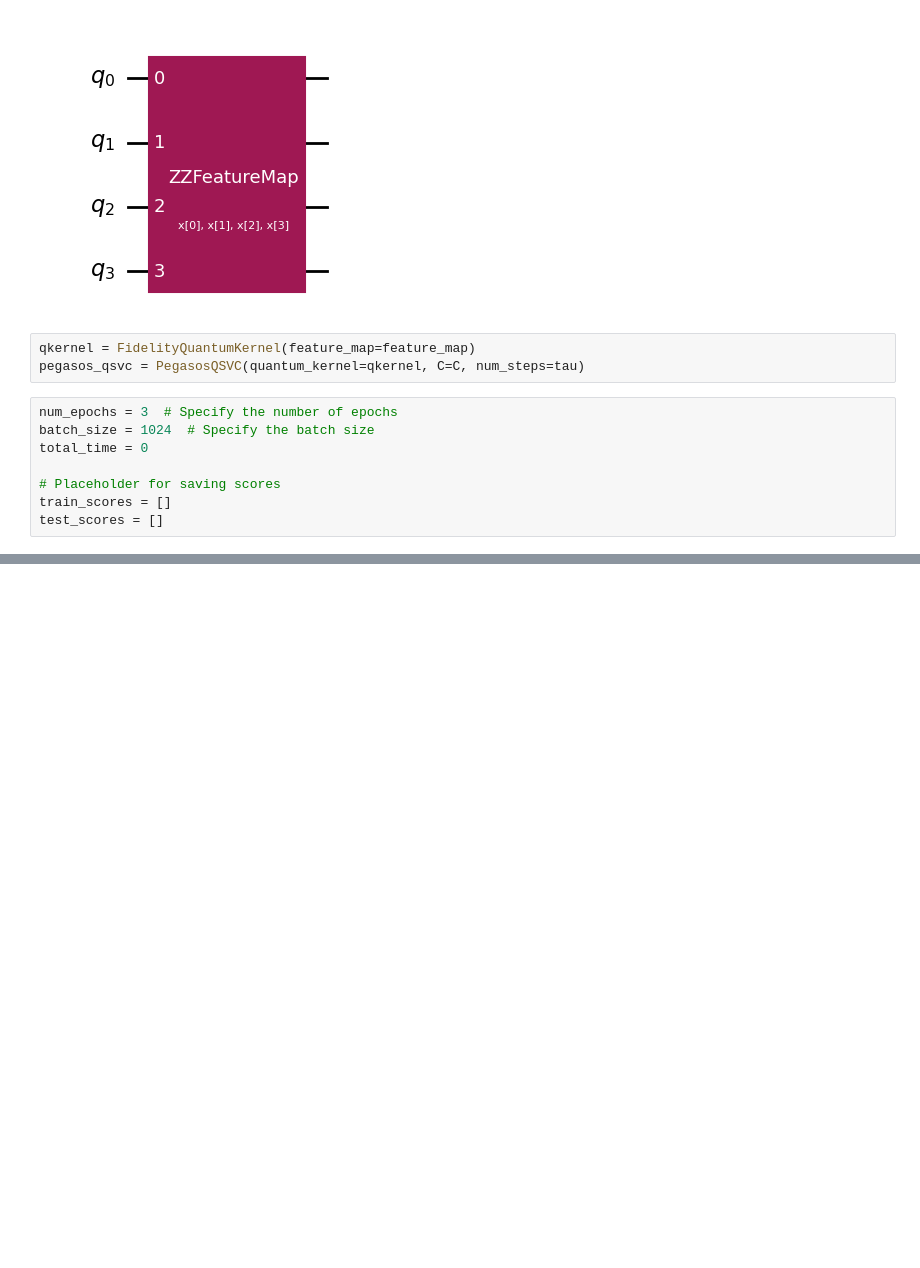
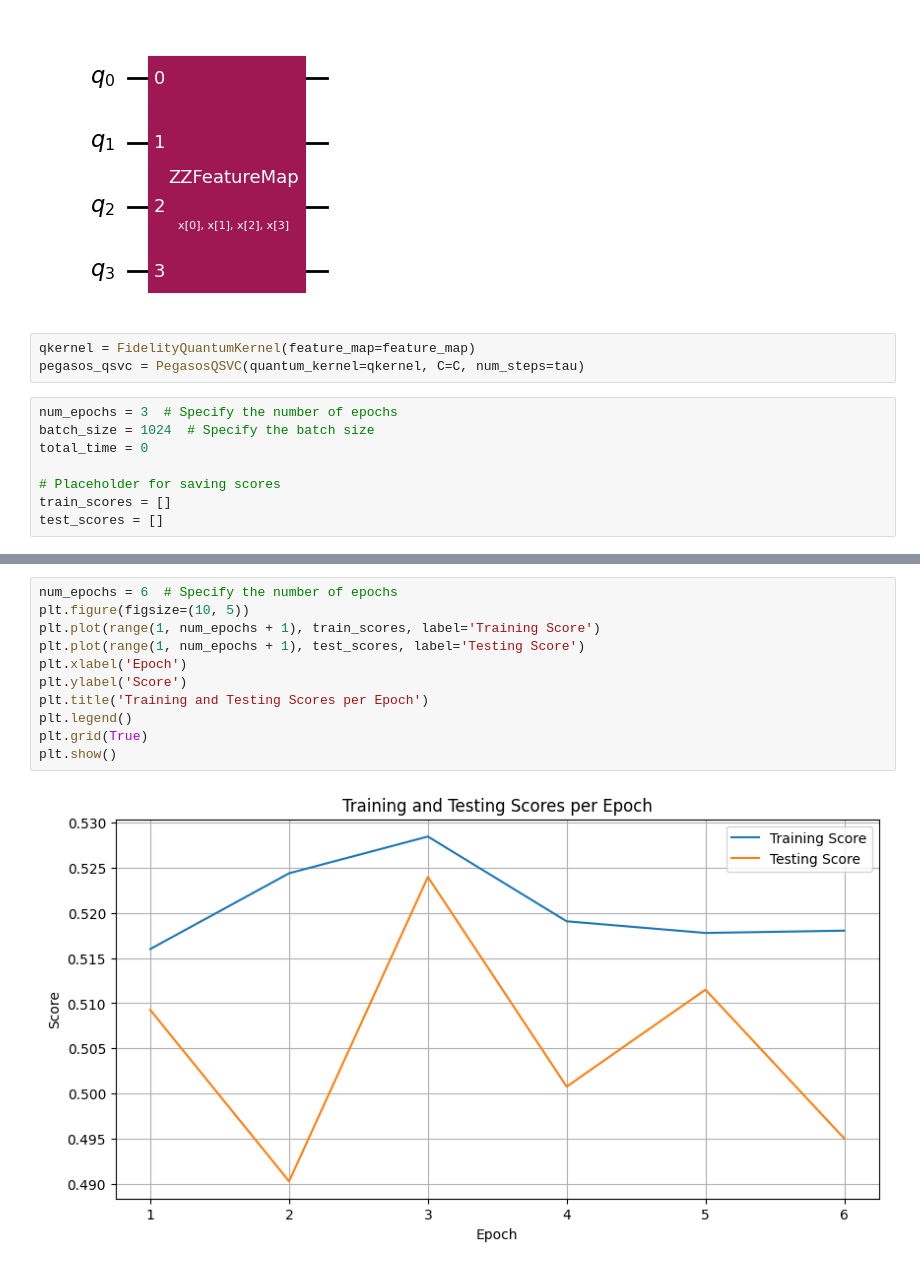
Before and after one commit to PokhrelDeakinGitHub/Deakin_Quantum-ML_genomic, a Jupyter notebook: peg_qsvm_ZZfeatureMap.ipynb, the cells around one changed output, grey strips where cells are left out. Drawn from its saved outputs; the diff is of its cells as text; blank space fills up the shorter version.

```diff
--- a/peg_qsvm_ZZfeatureMap.ipynb
+++ b/peg_qsvm_ZZfeatureMap.ipynb
@@ -205,0 +317,13 @@ Training on part 1 started
+# %%
+num_epochs = 6  # Specify the number of epochs
+plt.figure(figsize=(10, 5))
+plt.plot(range(1, num_epochs + 1), train_scores, label='Training Score')
+plt.plot(range(1, num_epochs + 1), test_scores, label='Testing Score')
+plt.xlabel('Epoch')
+plt.ylabel('Score')
+plt.title('Training and Testing Scores per Epoch')
+plt.legend()
+plt.grid(True)
+plt.show()
+# %% [output]
+[figure, added]
```
Also changed, not shown: parts of 3 cells of this notebook.
